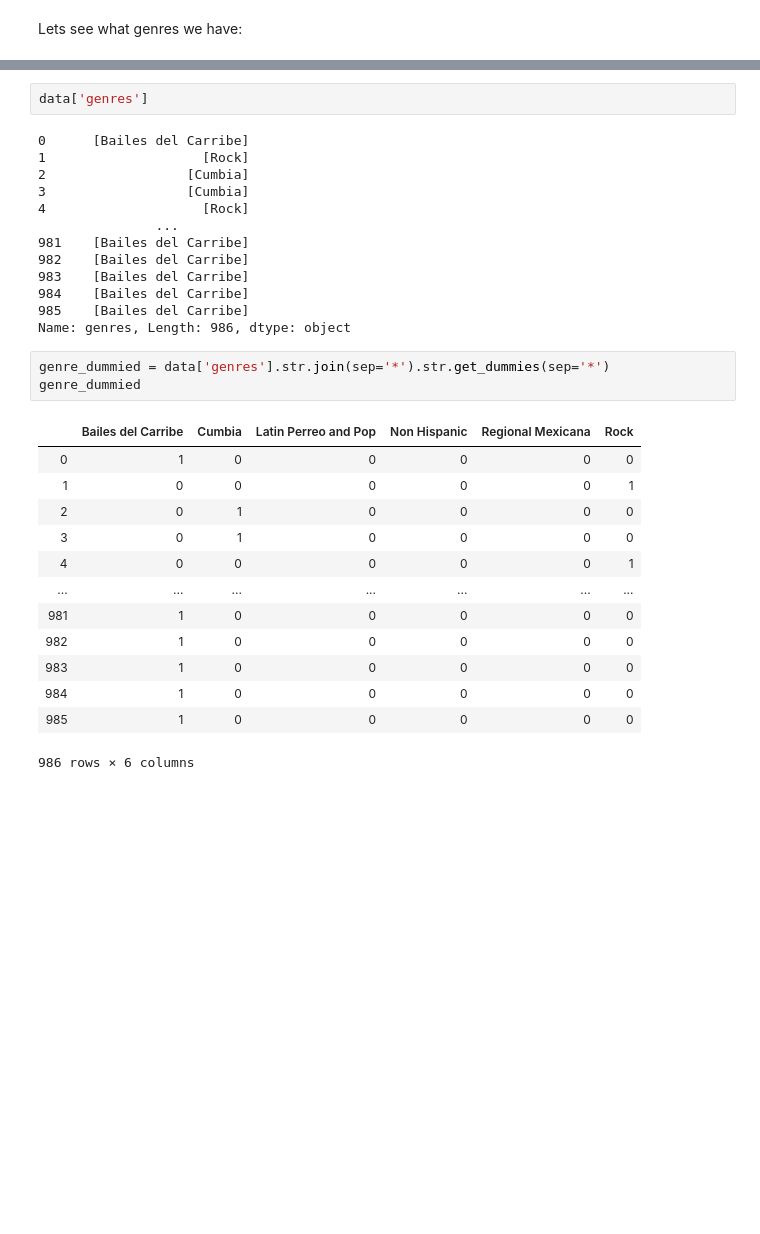
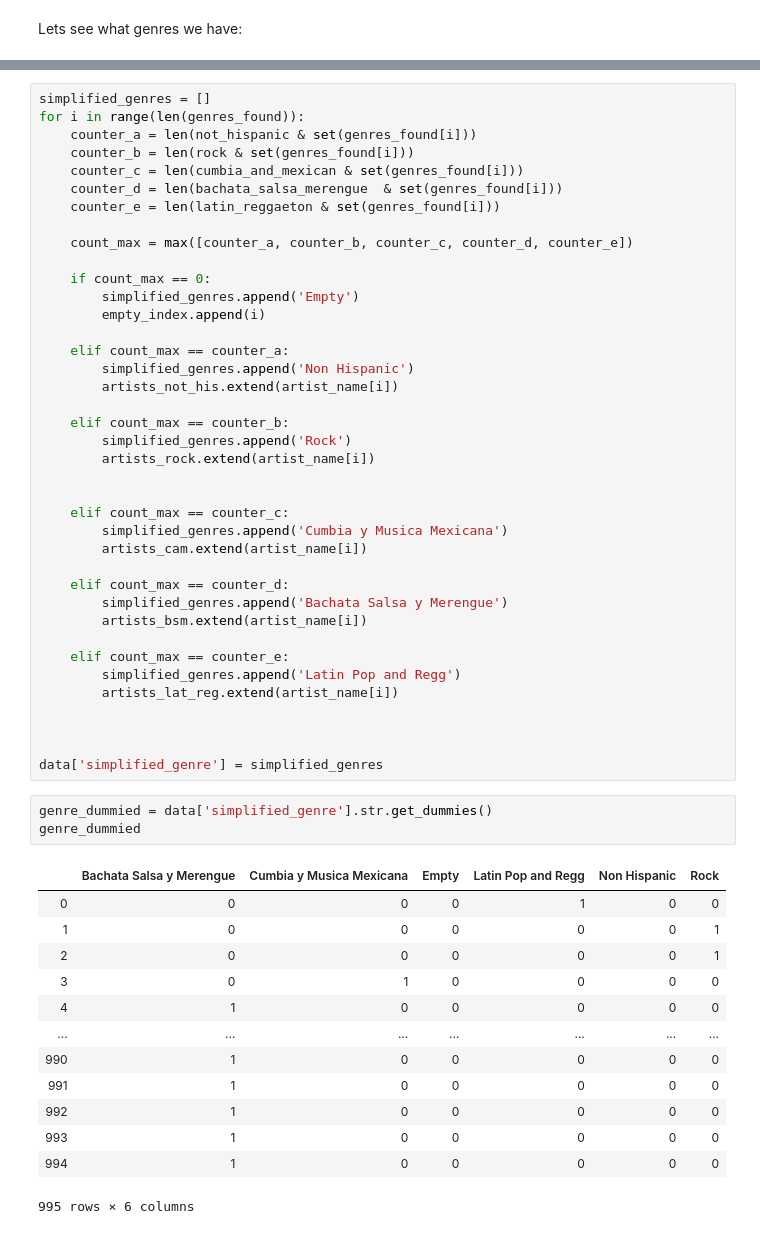
Before and after one commit to PeterGarcia95/spotipy_wrapper, a Jupyter notebook: Spotify API Project.ipynb, the cells around one changed output, grey strips where cells are left out. Cells and saved outputs as stored; diff of their text form; blank space fills up the shorter version.

Commit message:
Genre Simplification

```diff
--- a/Spotify API Project.ipynb
+++ b/Spotify API Project.ipynb
@@ -272,35 +304,59 @@ data['genres'] = genres_found
-# %%
-data['genres']
-# %% [output]
-0      [Bailes del Carribe]
-1                    [Rock]
-2                  [Cumbia]
-3                  [Cumbia]
-4                    [Rock]
-               ...
-981    [Bailes del Carribe]
-982    [Bailes del Carribe]
-983    [Bailes del Carribe]
-984    [Bailes del Carribe]
-985    [Bailes del Carribe]
-Name: genres, Length: 986, dtype: object
+# %%
+simplified_genres = []
+for i in range(len(genres_found)):
+    counter_a = len(not_hispanic & set(genres_found[i]))
+    counter_b = len(rock & set(genres_found[i]))
+    counter_c = len(cumbia_and_mexican & set(genres_found[i]))
+    counter_d = len(bachata_salsa_merengue  & set(genres_found[i]))
+    counter_e = len(latin_reggaeton & set(genres_found[i]))
+
+    count_max = max([counter_a, counter_b, counter_c, counter_d, counter_e])
+
+    if count_max == 0:
+        simplified_genres.append('Empty')
+        empty_index.append(i)
+
+    elif count_max == counter_a:
+        simplified_genres.append('Non Hispanic')
+        artists_not_his.extend(artist_name[i])
+
+    elif count_max == counter_b:
+        simplified_genres.append('Rock')
+        artists_rock.extend(artist_name[i])
+
+
+    elif count_max == counter_c:
+        simplified_genres.append('Cumbia y Musica Mexicana')
+        artists_cam.extend(artist_name[i])
+
+    elif count_max == counter_d:
+        simplified_genres.append('Bachata Salsa y Merengue')
+        artists_bsm.extend(artist_name[i])
+
+    elif count_max == counter_e:
+        simplified_genres.append('Latin Pop and Regg')
+        artists_lat_reg.extend(artist_name[i])
+
+
+
+data['simplified_genre'] = simplified_genres
 # %%
-genre_dummied = data['genres'].str.join(sep='*').str.get_dummies(sep='*')
+genre_dummied = data['simplified_genre'].str.get_dummies()
 genre_dummied
 # %% [output]
-|  | Bailes del Carribe | Cumbia | Latin Perreo and Pop | Non Hispanic | Regional Mexicana | Rock |
-| 0 | 1 | 0 | 0 | 0 | 0 | 0 |
+|  | Bachata Salsa y Merengue | Cumbia y Musica Mexicana | Empty | Latin Pop and Regg | Non Hispanic | Rock |
+| 0 | 0 | 0 | 0 | 1 | 0 | 0 |
 | 1 | 0 | 0 | 0 | 0 | 0 | 1 |
-| 2 | 0 | 1 | 0 | 0 | 0 | 0 |
+| 2 | 0 | 0 | 0 | 0 | 0 | 1 |
 | 3 | 0 | 1 | 0 | 0 | 0 | 0 |
-| 4 | 0 | 0 | 0 | 0 | 0 | 1 |
+| 4 | 1 | 0 | 0 | 0 | 0 | 0 |
 | ... | ... | ... | ... | ... | ... | ... |
-| 981 | 1 | 0 | 0 | 0 | 0 | 0 |
-| 982 | 1 | 0 | 0 | 0 | 0 | 0 |
-| 983 | 1 | 0 | 0 | 0 | 0 | 0 |
-| 984 | 1 | 0 | 0 | 0 | 0 | 0 |
-| 985 | 1 | 0 | 0 | 0 | 0 | 0 |
+| 990 | 1 | 0 | 0 | 0 | 0 | 0 |
+| 991 | 1 | 0 | 0 | 0 | 0 | 0 |
+| 992 | 1 | 0 | 0 | 0 | 0 | 0 |
+| 993 | 1 | 0 | 0 | 0 | 0 | 0 |
+| 994 | 1 | 0 | 0 | 0 | 0 | 0 |
-986 rows × 6 columns
+995 rows × 6 columns
 # %%
 genre_dummied.sum().sort_values(ascending= False)
 # %% [output]
```
Also changed, not shown: parts of 28 cells of this notebook.
